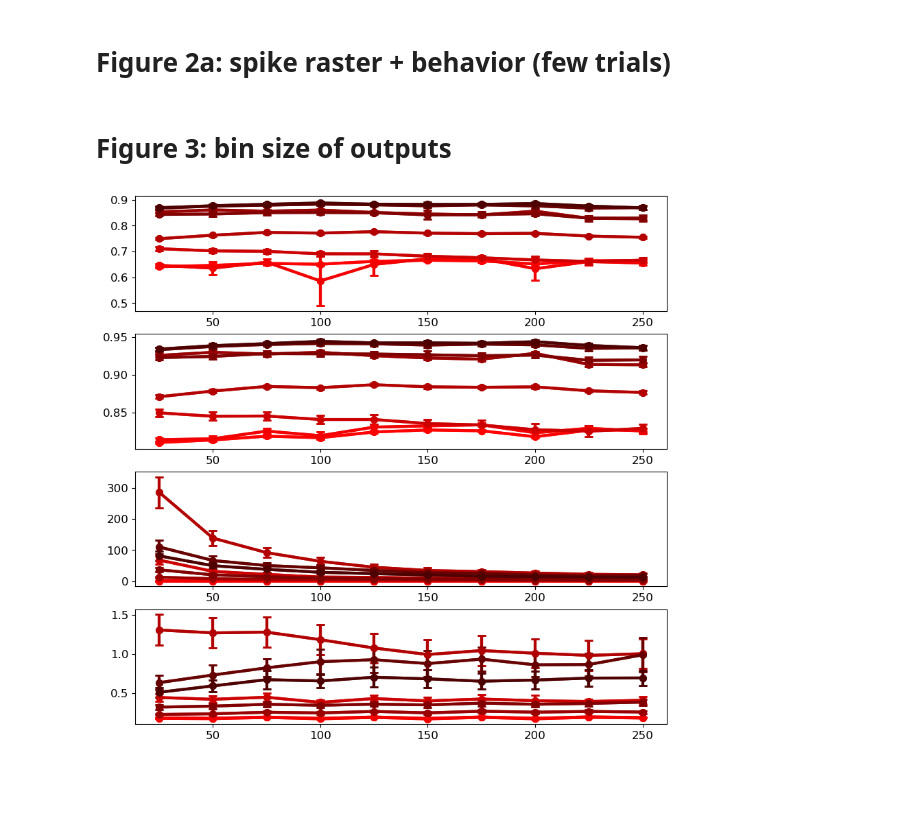
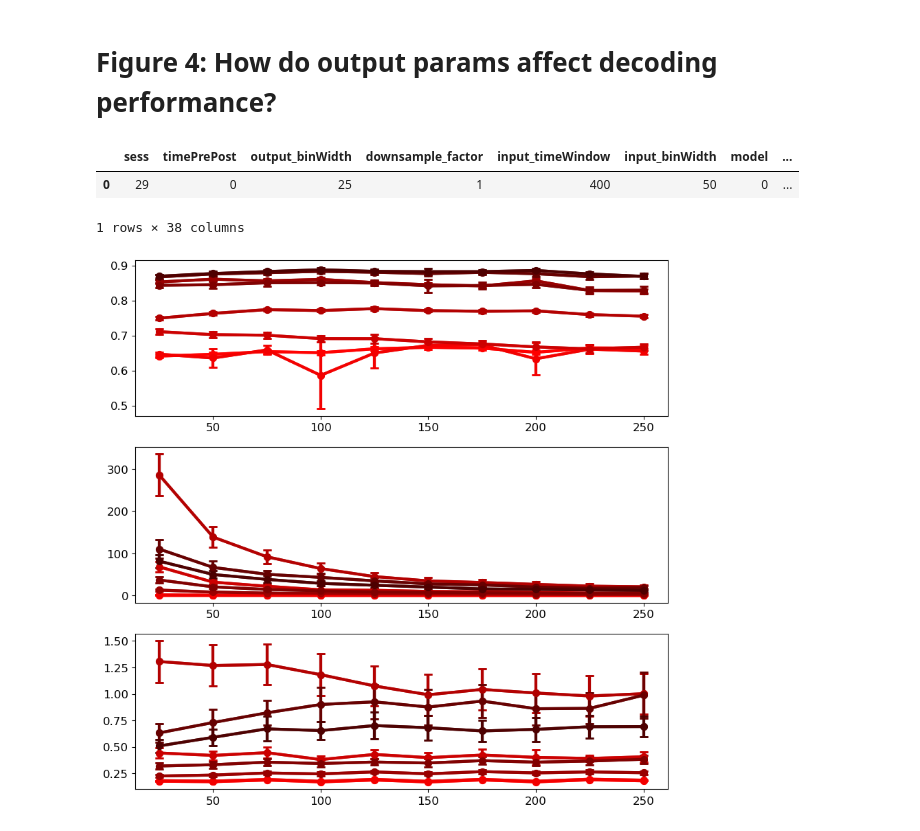
Before and after one commit to mayolabvision/NeuralDecoding, a Jupyter notebook: analyses/Manuscript_Plots.ipynb, the cells around one changed output. Cells and saved outputs as stored; diff of their text form; code cells hidden in the pictures; blank space fills up the shorter version.

Commit message:
more through sweep of params

```diff
--- a/analyses/Manuscript_Plots.ipynb
+++ b/analyses/Manuscript_Plots.ipynb
@@ -131,3 +172,24 @@ ax.spines['left'].set_visible(False)
+# %%
+data_folder = '/Users/kendranoneman/Projects/mayo/NeuralDecoding/runs/'
+sub_folder = 'figure3/'
+
+column_names = ['sess','timePrePost','output_binWidth','downsample_factor','input_timeWindow','input_binWidth','model','output','nMT','nFEF','repeat','outer_fold','R2_train','rho_train','R2','rho','R2_shuf','rho_shuf','eval_full','prms','preProcess_time','train_time','test_time']
+df0, conds0, yTest_all0, yTestPred_all0 = get_outputs_wTraces(data_folder+sub_folder,["-o0-"],column_names)
+df1, conds1, yTest_all1, yTestPred_all1 = get_outputs_wTraces(data_folder+sub_folder,["-o0-"],column_names)
+df2, conds2, yTest_all2, yTestPred_all2 = get_outputs_wTraces(data_folder+sub_folder,["-o0-"],column_names)
+
+df = pd.concat([df0,df1,df2],ignore_index=False)
+all_r2 = []
+for i in range(10):
+    all_r2.append(df0.loc[(df0['model']==7)].groupby('outer_fold')['R2_mn'].mean().values[i].mean())
+best_fold = np.array(all_r2).argmax()
+
+df['num_bins'] = sess_size / df['output_binWidth']
+df['preProcessTime_corrected'] = df['preProcess_time'] / df['num_bins']
+df['inference_time'] = df['test_time'] + df['preProcessTime_corrected']
+df['train_time'] = df['train_time'] / 60
+
+df.head(1)
 # %%
 plt.rcParams.update({'font.size': 13})
 fig, ax = plt.subplots(1,1, figsize=(5.5, 4), sharey=True)
@@ -849,2 +379,0 @@ plt.subplots_adjust(wspace=0.1, hspace=0.1)
-# %% [markdown]
-# Figure 2a: spike raster + behavior (few trials)
@@ -914,30 +380,54 @@ fig2.savefig(fig_folder+'/examp_eyepos.png', dpi=600, bbox_inches='tight')
 # %% [markdown]
-# Figure 3: bin size of outputs
+# Figure 4: How do output params affect decoding performance?
+# %%
+data_folder = '/Users/kendranoneman/Projects/mayo/NeuralDecoding/runs/'
+sub_folder = 'figure3/'
+
+column_names = ['sess','timePrePost','output_binWidth','downsample_factor','input_timeWindow','input_binWidth','model','output','nMT','nFEF','repeat','outer_fold','R2_train','rho_train','R2','rho','R2_shuf','rho_shuf','eval_full','prms','preProcess_time','train_time','test_time']
+df0, conds0, yTest_all0, yTestPred_all0 = get_outputs_wTraces(data_folder+sub_folder,["-o0-"],column_names)
+
+df = df0
+all_r2 = []
+for i in range(10):
+    all_r2.append(df0.loc[(df0['model']==7)].groupby('outer_fold')['R2_mn'].mean().values[i].mean())
+best_fold = np.array(all_r2).argmax()
+
+df['num_bins'] = sess_size / df['output_binWidth']
+df['preProcessTime_corrected'] = df['preProcess_time'] / df['num_bins']
+df['inference_time'] = df['test_time'] + df['preProcessTime_corrected']
+
+df['train_time'] = df['train_time'] / 60
+
+df.head(1)
+# %% [output]
+|  | sess | timePrePost | output_binWidth | downsample_factor | input_timeWindow | input_binWidth | model | ... |
+| 0 | 29 | 0 | 25 | 1 | 400 | 50 | 0 | ... |
+1 rows × 38 columns
 # %%
 plt.rcParams.update({'font.size': 12})
-fig, ax = plt.subplots(4,1,figsize=(10,10))
+fig, ax = plt.subplots(3,1,figsize=(10,10))
 
 DF = df.loc[(df['output']=='position')]
-behs = ['R2_mn','rho_mn','train_time','inference_time']
+behs = ['R2_mn','train_time','inference_time']
 
 for i,beh in enumerate(behs):
     dff = DF[['model','output_binWidth',beh,'outer_fold']]
     obw = dff['output_binWidth'].unique()
 
     df_mn = dff.groupby(['output_binWidth','model'])[beh].mean().reset_index(name="mR2")
     df_sd = dff.groupby(['output_binWidth','model'])[beh].std().reset_index(name="sR2")
 
     for m in DF['model'].unique():
         mod_mn = df_mn.loc[df_mn['model']==m]['mR2'].values
         mod_sd = (df_sd.loc[df_sd['model']==m]['sR2'].values)*np.sqrt(1./10+1./(10-1))
 
         ax[i].errorbar(obw, mod_mn, mod_sd, lw=3, capsize=4, marker='o', alpha=0.9, markersize=7, capthick=2, color=reds[m], zorder=2)
         ax[i].errorbar(obw, mod_mn, mod_sd, lw=3, capsize=4, marker='o', alpha=0.9, markersize=7, capthick=2, color=reds[m], zorder=3)
 
 #ax.set_xticks(np.arange(0,41,4))
 #ax.set_yticks([0.1,0.2,0.3,0.4,0.5,0.6])
 #ax.set_ylim(0.01,0.678)
 
 #fig.savefig(fig_folder+'/r2_numNeurons-onesess.png', dpi=600, bbox_inches='tight')
 # %% [output]
-[figure, old version]
+[figure, new version]
```
Also changed, not shown: parts of 24 cells of this notebook, 3 other files.
